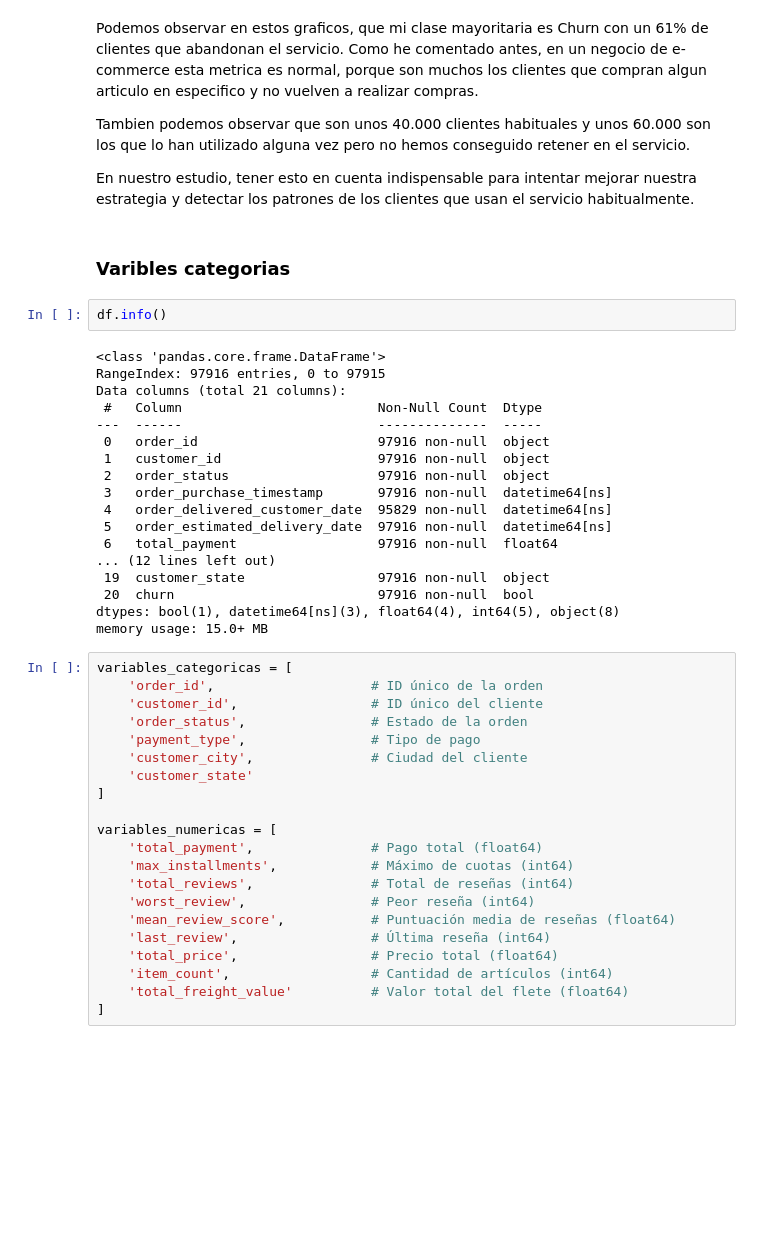
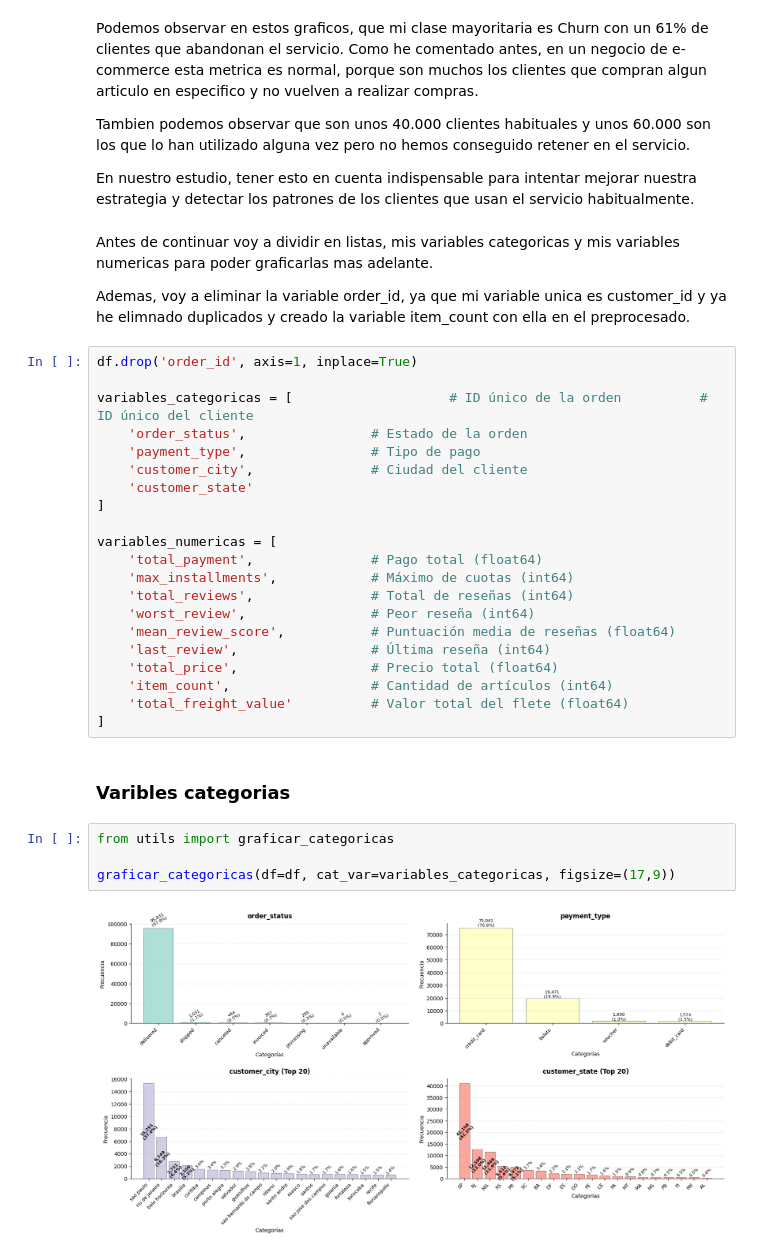
Before and after one commit to Reezo912/Churn-Prediction, a Jupyter notebook: scripts/EDA.ipynb, the cells around one changed output. Cells and saved outputs as stored; diff of their text form; blank space fills up the shorter version.

```diff
--- a/scripts/EDA.ipynb
+++ b/scripts/EDA.ipynb
@@ -281,32 +281,14 @@ Podemos observar en estos graficos, que mi clase mayoritaria es Churn con un 61%
 Tambien podemos observar que son unos 40.000 clientes habituales y unos 60.000 son los que lo han utilizado alguna vez pero no hemos conseguido retener en el servicio.
 
 En nuestro estudio, tener esto en cuenta indispensable para intentar mejorar nuestra estrategia y detectar los patrones de los clientes que usan el servicio habitualmente.
-# %% [markdown]
-### Varibles categorias
-# %%
-df.info()
-# %% [output]
-<class 'pandas.core.frame.DataFrame'>
-RangeIndex: 97916 entries, 0 to 97915
-Data columns (total 21 columns):
- #   Column                         Non-Null Count  Dtype
----  ------                         --------------  -----
- 0   order_id                       97916 non-null  object
- 1   customer_id                    97916 non-null  object
- 2   order_status                   97916 non-null  object
- 3   order_purchase_timestamp       97916 non-null  datetime64[ns]
- 4   order_delivered_customer_date  95829 non-null  datetime64[ns]
- 5   order_estimated_delivery_date  97916 non-null  datetime64[ns]
- 6   total_payment                  97916 non-null  float64
-... (12 lines left out)
- 19  customer_state                 97916 non-null  object
- 20  churn                          97916 non-null  bool
-dtypes: bool(1), datetime64[ns](3), float64(4), int64(5), object(8)
-memory usage: 15.0+ MB
+# %% [markdown]
+Antes de continuar voy a dividir en listas, mis variables categoricas y mis variables numericas para poder graficarlas mas adelante.
+
+Ademas, voy a eliminar la variable order_id, ya que mi variable unica es customer_id y ya he elimnado duplicados y creado la variable item_count con ella en el preprocesado.
 # %%
-variables_categoricas = [
-    'order_id',                    # ID único de la orden
-    'customer_id',                 # ID único del cliente
+df.drop('order_id', axis=1, inplace=True)
+
+variables_categoricas = [                    # ID único de la orden          # ID único del cliente
     'order_status',                # Estado de la orden
     'payment_type',                # Tipo de pago
     'customer_city',               # Ciudad del cliente
@@ -324,3 +306,11 @@ variables_numericas = [
     'item_count',                  # Cantidad de artículos (int64)
     'total_freight_value'          # Valor total del flete (float64)
 ]
+# %% [markdown]
+### Varibles categorias
+# %%
+from utils import graficar_categoricas
+
+graficar_categoricas(df=df, cat_var=variables_categoricas, figsize=(17,9))
+# %% [output]
+[figure, added]
```
Also changed, not shown: parts of 4 cells of this notebook, 2 other files.
